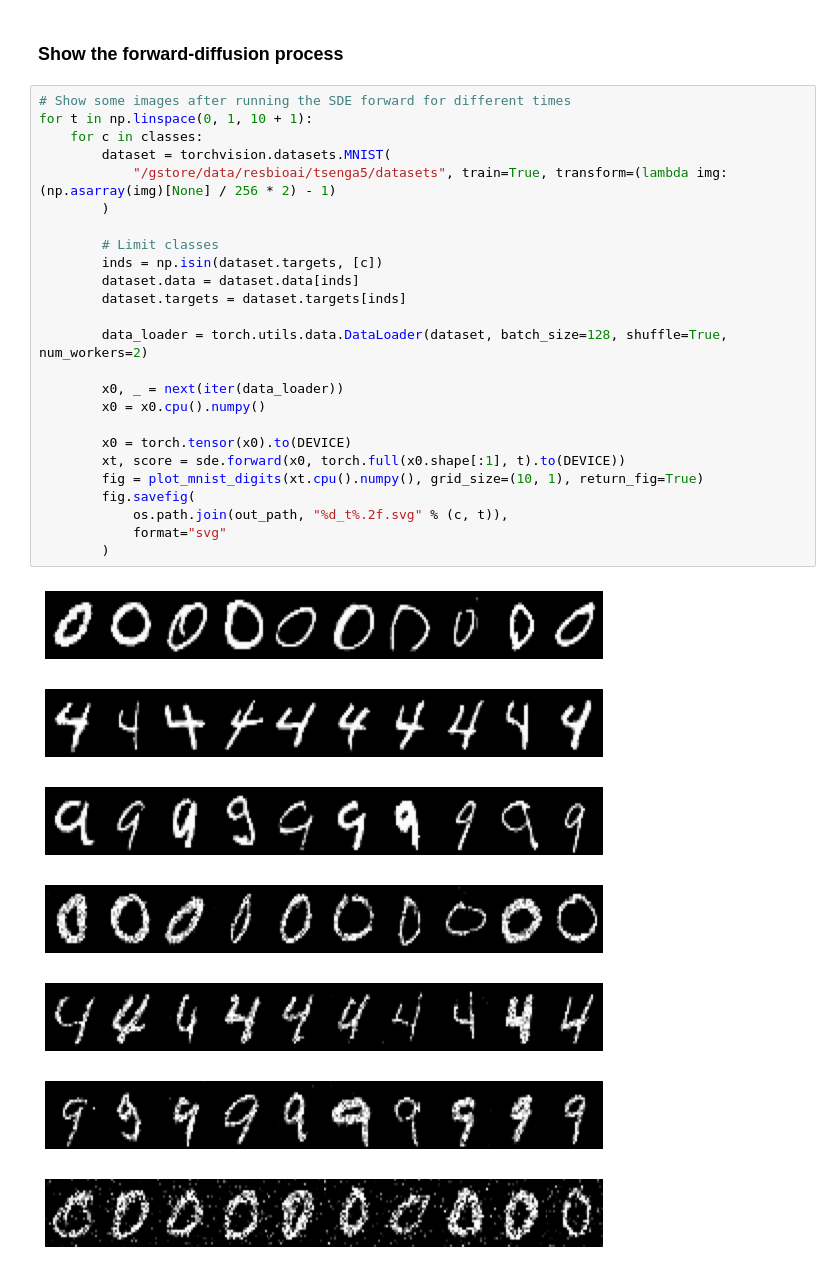
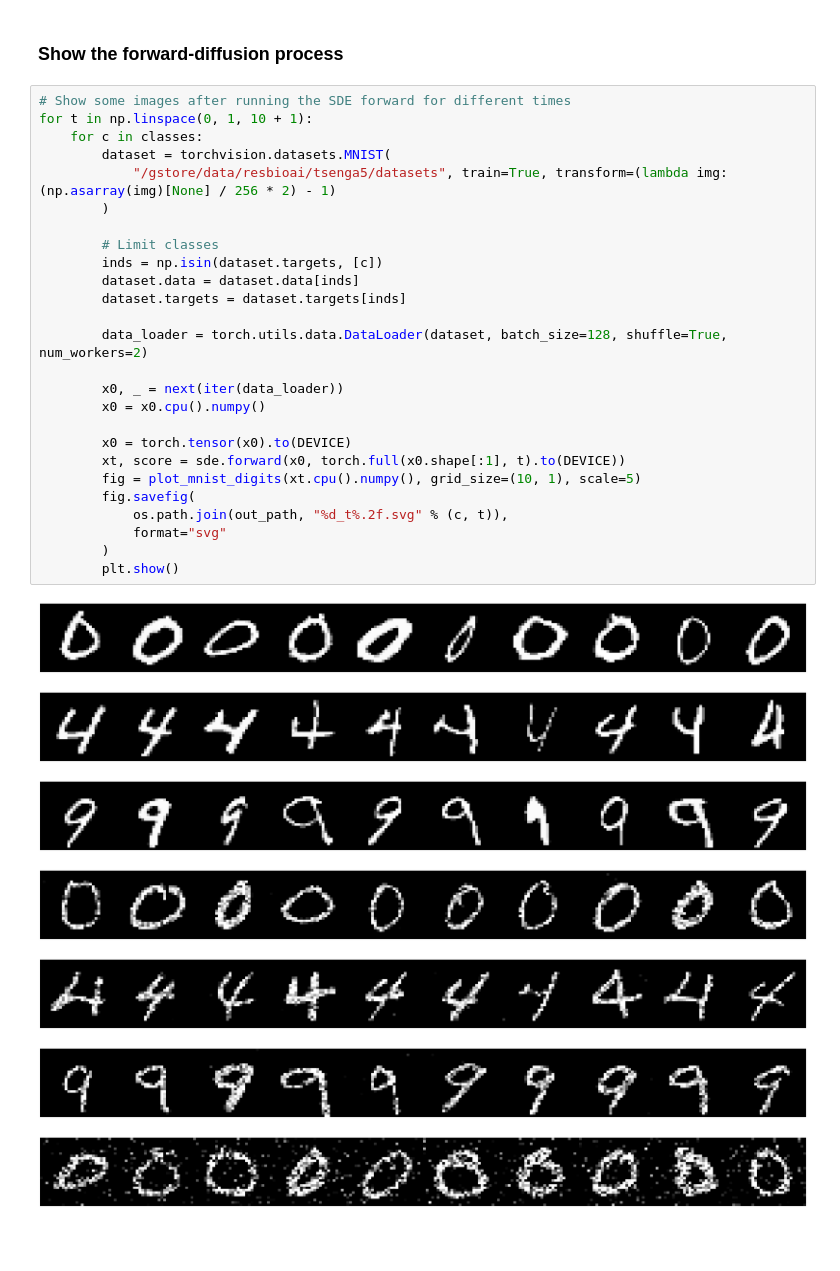
Before and after one commit to Genentech/branched-diffusion, a Jupyter notebook: notebooks/figures/branched_diffusion_schematic.ipynb, the cells around one changed output. Cells and saved outputs as stored; diff of their text form; blank space fills up the shorter version.

Commit message:
Figure generation

```diff
--- a/notebooks/figures/branched_diffusion_schematic.ipynb
+++ b/notebooks/figures/branched_diffusion_schematic.ipynb
@@ -31,33 +31,34 @@ t_limit = 1
 # %%
 # Show some images after running the SDE forward for different times
 for t in np.linspace(0, 1, 10 + 1):
     for c in classes:
         dataset = torchvision.datasets.MNIST(
             "/gstore/data/resbioai/tsenga5/datasets", train=True, transform=(lambda img: (np.asarray(img)[None] / 256 * 2) - 1)
         )
 
         # Limit classes
         inds = np.isin(dataset.targets, [c])
         dataset.data = dataset.data[inds]
         dataset.targets = dataset.targets[inds]
 
         data_loader = torch.utils.data.DataLoader(dataset, batch_size=128, shuffle=True, num_workers=2)
 
         x0, _ = next(iter(data_loader))
         x0 = x0.cpu().numpy()
 
         x0 = torch.tensor(x0).to(DEVICE)
         xt, score = sde.forward(x0, torch.full(x0.shape[:1], t).to(DEVICE))
-        fig = plot_mnist_digits(xt.cpu().numpy(), grid_size=(10, 1), return_fig=True)
+        fig = plot_mnist_digits(xt.cpu().numpy(), grid_size=(10, 1), scale=5)
         fig.savefig(
             os.path.join(out_path, "%d_t%.2f.svg" % (c, t)),
             format="svg"
         )
+        plt.show()
 # %% [output]
-[figure, old version]
+[figure, new version]
-[figure, old version]
+[figure, new version]
-[figure, old version]
+[figure, new version]
-[figure, old version]
+[figure, new version]
-[figure, old version]
+[figure, new version]
-[figure, old version]
+[figure, new version]
-[figure, old version]
+[figure, new version]
```
Also changed, not shown: parts of 1 cell of this notebook, 9 other files.
